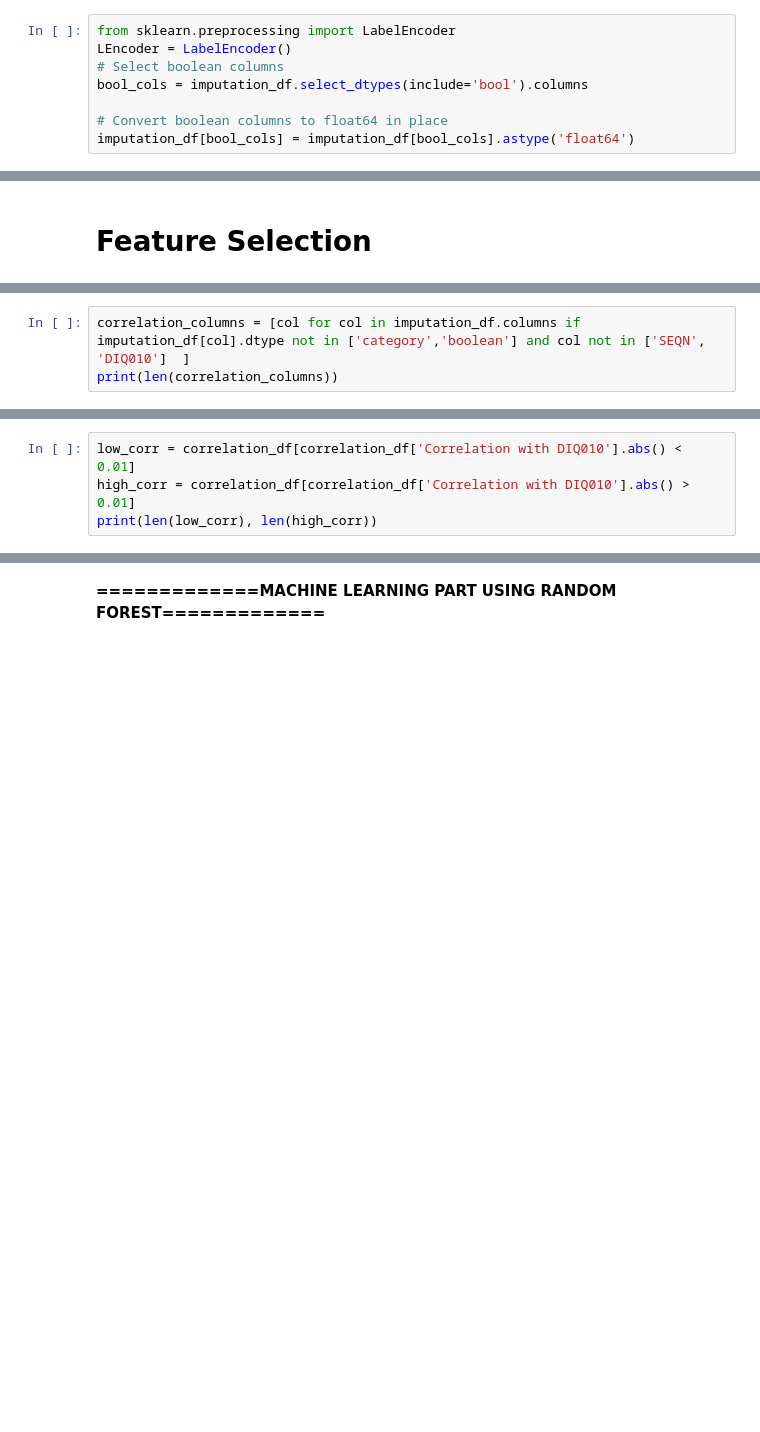
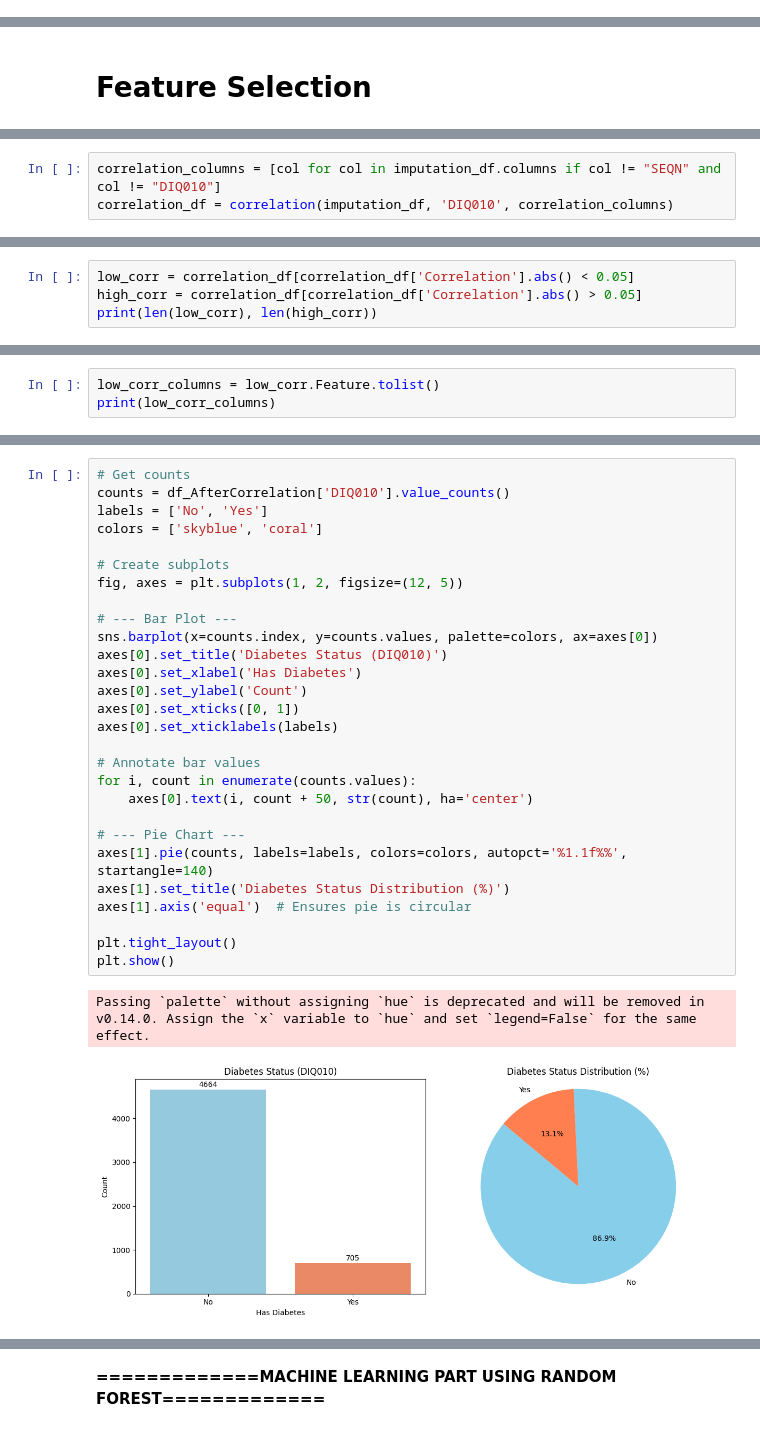
Before and after one commit to JoesphK/DEPIGradProject, a Jupyter notebook: HC.ipynb, the cells around one changed output, grey strips where cells are left out. Cells and saved outputs as stored; diff of their text form; blank space fills up the shorter version.

```diff
--- a/HC.ipynb
+++ b/HC.ipynb
@@ -910,8 +940,0 @@ imputation_df = imputation_df.drop(['SEQN'], axis =1)
-# %%
-from sklearn.preprocessing import LabelEncoder
-LEncoder = LabelEncoder()
-# Select boolean columns
-bool_cols = imputation_df.select_dtypes(include='bool').columns
-
-# Convert boolean columns to float64 in place
-imputation_df[bool_cols] = imputation_df[bool_cols].astype('float64')
@@ -947,3 +1134,3 @@ def correlation(df, target_column, columns):
 # %%
-correlation_columns = [col for col in imputation_df.columns if imputation_df[col].dtype not in ['category','boolean'] and col not in ['SEQN', 'DIQ010']  ]
-print(len(correlation_columns))
+correlation_columns = [col for col in imputation_df.columns if col != "SEQN" and col != "DIQ010"]
+correlation_df = correlation(imputation_df, 'DIQ010', correlation_columns)
@@ -973,5 +1137,5 @@ LBXGH                   -0.502192
 # %%
-low_corr = correlation_df[correlation_df['Correlation with DIQ010'].abs() < 0.01]
-high_corr = correlation_df[correlation_df['Correlation with DIQ010'].abs() > 0.01]
+low_corr = correlation_df[correlation_df['Correlation'].abs() < 0.05]
+high_corr = correlation_df[correlation_df['Correlation'].abs() > 0.05]
 print(len(low_corr), len(high_corr))
 # %% [output]
@@ -978,0 +1143,3 @@ print(len(low_corr), len(high_corr))
+# %%
+low_corr_columns = low_corr.Feature.tolist()
+print(low_corr_columns)
@@ -1022,0 +1180,31 @@ memory usage: 2.9 MB
+# %%
+# Get counts
+counts = df_AfterCorrelation['DIQ010'].value_counts()
+labels = ['No', 'Yes']
+colors = ['skyblue', 'coral']
+
+# Create subplots
+fig, axes = plt.subplots(1, 2, figsize=(12, 5))
+
+# --- Bar Plot ---
+sns.barplot(x=counts.index, y=counts.values, palette=colors, ax=axes[0])
+axes[0].set_title('Diabetes Status (DIQ010)')
+axes[0].set_xlabel('Has Diabetes')
+axes[0].set_ylabel('Count')
+axes[0].set_xticks([0, 1])
+axes[0].set_xticklabels(labels)
+
+# Annotate bar values
+for i, count in enumerate(counts.values):
+    axes[0].text(i, count + 50, str(count), ha='center')
+
+# --- Pie Chart ---
+axes[1].pie(counts, labels=labels, colors=colors, autopct='%1.1f%%', startangle=140)
+axes[1].set_title('Diabetes Status Distribution (%)')
+axes[1].axis('equal')  # Ensures pie is circular
+
+plt.tight_layout()
+plt.show()
+# %% [output]
+Passing `palette` without assigning `hue` is deprecated and will be removed in v0.14.0. Assign the `x` variable to `hue` and set `legend=False` for the same effect.
+[figure, added]
```
Also changed, not shown: parts of 72 cells of this notebook, 9 other files.
